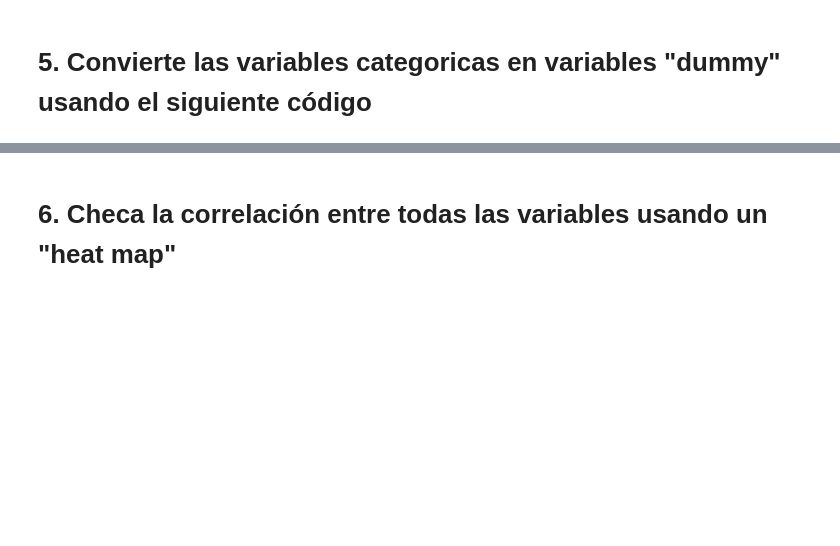
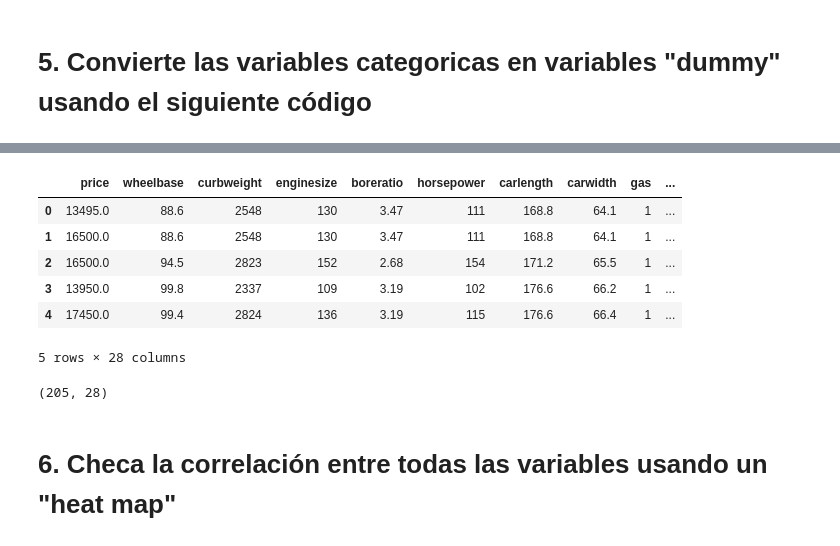
Before and after one commit to DCI-alxogm/ml2023-DPM2310, a Jupyter notebook: Sep8-9/Ejercicio9Sep.ipynb, the cells around one changed output, grey strips where cells are left out. Saved outputs shown, nothing was run; the diff lists cells and outputs as text; code cells hidden in the pictures; blank space fills up the shorter version.

```diff
--- a/Sep8-9/Ejercicio9Sep.ipynb
+++ b/Sep8-9/Ejercicio9Sep.ipynb
@@ -340,3 +381,17 @@ ValueError: ignored
+# %%
+all_vars.head()
+# %% [output]
+|  | price | wheelbase | curbweight | enginesize | boreratio | horsepower | carlength | carwidth | gas | ... |
+| 0 | 13495.0 | 88.6 | 2548 | 130 | 3.47 | 111 | 168.8 | 64.1 | 1 | ... |
+| 1 | 16500.0 | 88.6 | 2548 | 130 | 3.47 | 111 | 168.8 | 64.1 | 1 | ... |
+| 2 | 16500.0 | 94.5 | 2823 | 152 | 2.68 | 154 | 171.2 | 65.5 | 1 | ... |
+| 3 | 13950.0 | 99.8 | 2337 | 109 | 3.19 | 102 | 176.6 | 66.2 | 1 | ... |
+| 4 | 17450.0 | 99.4 | 2824 | 136 | 3.19 | 115 | 176.6 | 66.4 | 1 | ... |
+5 rows × 28 columns
+# %%
+all_vars.shape
+# %% [output]
+(205, 28)
 # %% [markdown]
 # 6. Checa la correlación entre todas las variables usando un "heat map"
 # %%
```
Also changed, not shown: parts of 14 cells of this notebook.
